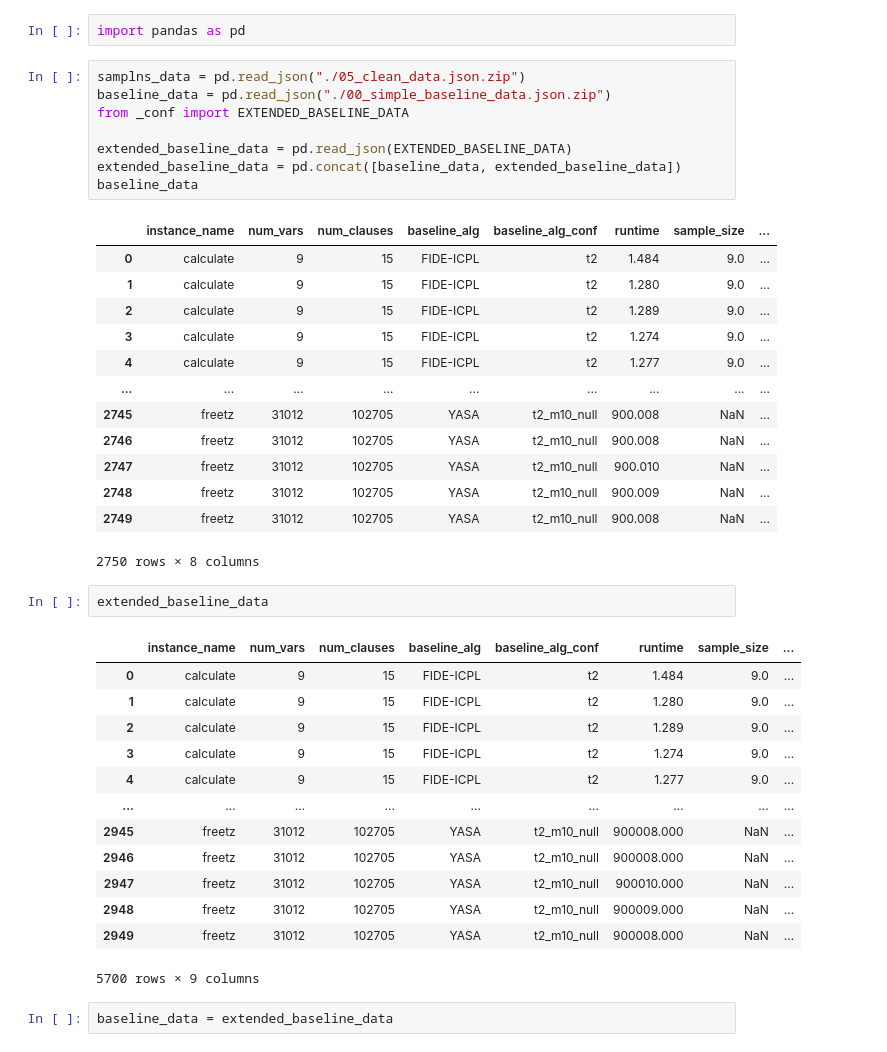
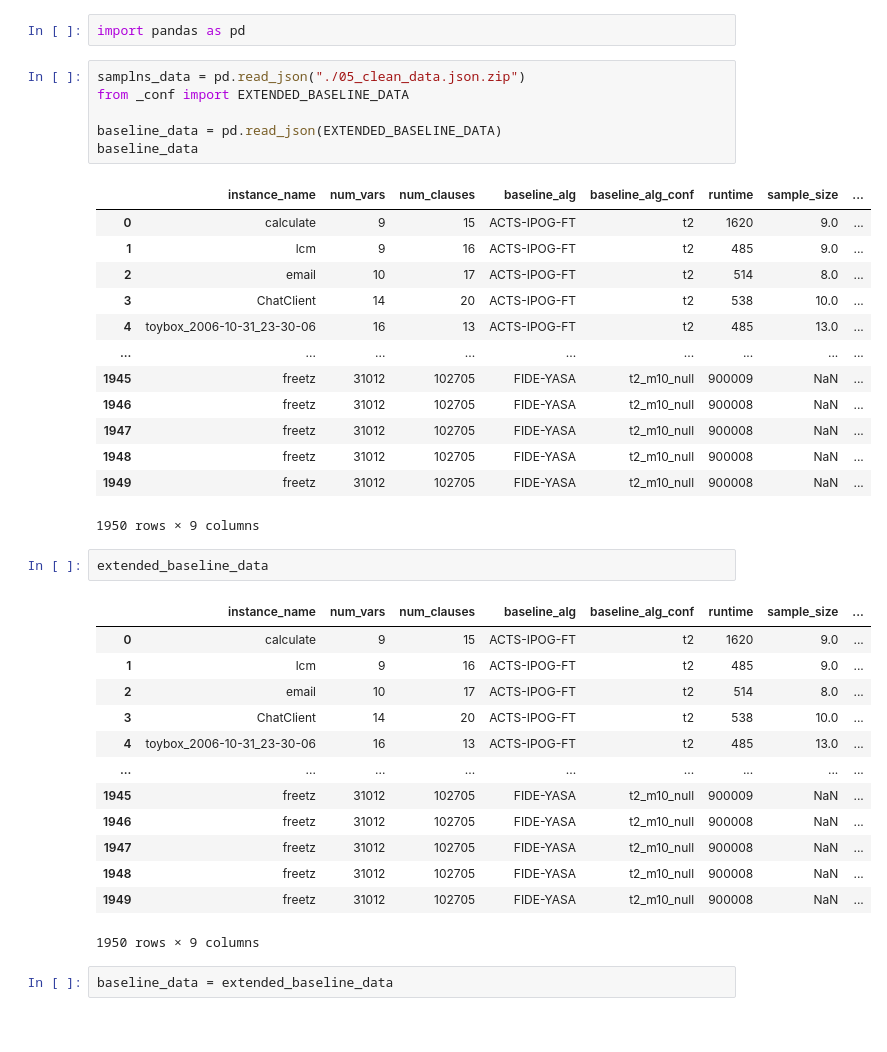
Before and after one commit to tubs-alg/SampLNS, a Jupyter notebook: evaluation/01_samplns_2023-08-19/07_lower_bound_gap.ipynb, the cells around one changed output. Cells and saved outputs as stored; diff of their text form.

```diff
--- a/evaluation/01_samplns_2023-08-19/07_lower_bound_gap.ipynb
+++ b/evaluation/01_samplns_2023-08-19/07_lower_bound_gap.ipynb
@@ -8,42 +8,40 @@ Let us first load the data from the experiment with solved each of the 44 small
 import pandas as pd
 # %%
 samplns_data = pd.read_json("./05_clean_data.json.zip")
-baseline_data = pd.read_json("./00_simple_baseline_data.json.zip")
 from _conf import EXTENDED_BASELINE_DATA
 
-extended_baseline_data = pd.read_json(EXTENDED_BASELINE_DATA)
-extended_baseline_data = pd.concat([baseline_data, extended_baseline_data])
+baseline_data = pd.read_json(EXTENDED_BASELINE_DATA)
 baseline_data
 # %% [output]
 |  | instance_name | num_vars | num_clauses | baseline_alg | baseline_alg_conf | runtime | sample_size | ... |
-| 0 | calculate | 9 | 15 | FIDE-ICPL | t2 | 1.484 | 9.0 | ... |
-| 1 | calculate | 9 | 15 | FIDE-ICPL | t2 | 1.280 | 9.0 | ... |
-| 2 | calculate | 9 | 15 | FIDE-ICPL | t2 | 1.289 | 9.0 | ... |
-| 3 | calculate | 9 | 15 | FIDE-ICPL | t2 | 1.274 | 9.0 | ... |
-| 4 | calculate | 9 | 15 | FIDE-ICPL | t2 | 1.277 | 9.0 | ... |
+| 0 | calculate | 9 | 15 | ACTS-IPOG-FT | t2 | 1620 | 9.0 | ... |
+| 1 | lcm | 9 | 16 | ACTS-IPOG-FT | t2 | 485 | 9.0 | ... |
+| 2 | email | 10 | 17 | ACTS-IPOG-FT | t2 | 514 | 8.0 | ... |
+| 3 | ChatClient | 14 | 20 | ACTS-IPOG-FT | t2 | 538 | 10.0 | ... |
+| 4 | toybox_2006-10-31_23-30-06 | 16 | 13 | ACTS-IPOG-FT | t2 | 485 | 13.0 | ... |
 | ... | ... | ... | ... | ... | ... | ... | ... | ... |
-| 2745 | freetz | 31012 | 102705 | YASA | t2_m10_null | 900.008 | NaN | ... |
-| 2746 | freetz | 31012 | 102705 | YASA | t2_m10_null | 900.008 | NaN | ... |
-| 2747 | freetz | 31012 | 102705 | YASA | t2_m10_null | 900.010 | NaN | ... |
-| 2748 | freetz | 31012 | 102705 | YASA | t2_m10_null | 900.009 | NaN | ... |
-| 2749 | freetz | 31012 | 102705 | YASA | t2_m10_null | 900.008 | NaN | ... |
+| 1945 | freetz | 31012 | 102705 | FIDE-YASA | t2_m10_null | 900009 | NaN | ... |
+| 1946 | freetz | 31012 | 102705 | FIDE-YASA | t2_m10_null | 900008 | NaN | ... |
+| 1947 | freetz | 31012 | 102705 | FIDE-YASA | t2_m10_null | 900008 | NaN | ... |
+| 1948 | freetz | 31012 | 102705 | FIDE-YASA | t2_m10_null | 900008 | NaN | ... |
+| 1949 | freetz | 31012 | 102705 | FIDE-YASA | t2_m10_null | 900008 | NaN | ... |
-2750 rows × 8 columns
+1950 rows × 9 columns
 # %%
 extended_baseline_data
 # %% [output]
 |  | instance_name | num_vars | num_clauses | baseline_alg | baseline_alg_conf | runtime | sample_size | ... |
-| 0 | calculate | 9 | 15 | FIDE-ICPL | t2 | 1.484 | 9.0 | ... |
-| 1 | calculate | 9 | 15 | FIDE-ICPL | t2 | 1.280 | 9.0 | ... |
-| 2 | calculate | 9 | 15 | FIDE-ICPL | t2 | 1.289 | 9.0 | ... |
-| 3 | calculate | 9 | 15 | FIDE-ICPL | t2 | 1.274 | 9.0 | ... |
-| 4 | calculate | 9 | 15 | FIDE-ICPL | t2 | 1.277 | 9.0 | ... |
+| 0 | calculate | 9 | 15 | ACTS-IPOG-FT | t2 | 1620 | 9.0 | ... |
+| 1 | lcm | 9 | 16 | ACTS-IPOG-FT | t2 | 485 | 9.0 | ... |
+| 2 | email | 10 | 17 | ACTS-IPOG-FT | t2 | 514 | 8.0 | ... |
+| 3 | ChatClient | 14 | 20 | ACTS-IPOG-FT | t2 | 538 | 10.0 | ... |
+| 4 | toybox_2006-10-31_23-30-06 | 16 | 13 | ACTS-IPOG-FT | t2 | 485 | 13.0 | ... |
 | ... | ... | ... | ... | ... | ... | ... | ... | ... |
-| 2945 | freetz | 31012 | 102705 | YASA | t2_m10_null | 900008.000 | NaN | ... |
-| 2946 | freetz | 31012 | 102705 | YASA | t2_m10_null | 900008.000 | NaN | ... |
-| 2947 | freetz | 31012 | 102705 | YASA | t2_m10_null | 900010.000 | NaN | ... |
-| 2948 | freetz | 31012 | 102705 | YASA | t2_m10_null | 900009.000 | NaN | ... |
-| 2949 | freetz | 31012 | 102705 | YASA | t2_m10_null | 900008.000 | NaN | ... |
+| 1945 | freetz | 31012 | 102705 | FIDE-YASA | t2_m10_null | 900009 | NaN | ... |
+| 1946 | freetz | 31012 | 102705 | FIDE-YASA | t2_m10_null | 900008 | NaN | ... |
+| 1947 | freetz | 31012 | 102705 | FIDE-YASA | t2_m10_null | 900008 | NaN | ... |
+| 1948 | freetz | 31012 | 102705 | FIDE-YASA | t2_m10_null | 900008 | NaN | ... |
+| 1949 | freetz | 31012 | 102705 | FIDE-YASA | t2_m10_null | 900008 | NaN | ... |
-5700 rows × 9 columns
+1950 rows × 9 columns
 # %%
 baseline_data = extended_baseline_data
 # %%
```
Also changed, not shown: parts of 14 cells of this notebook, 2 other files.
